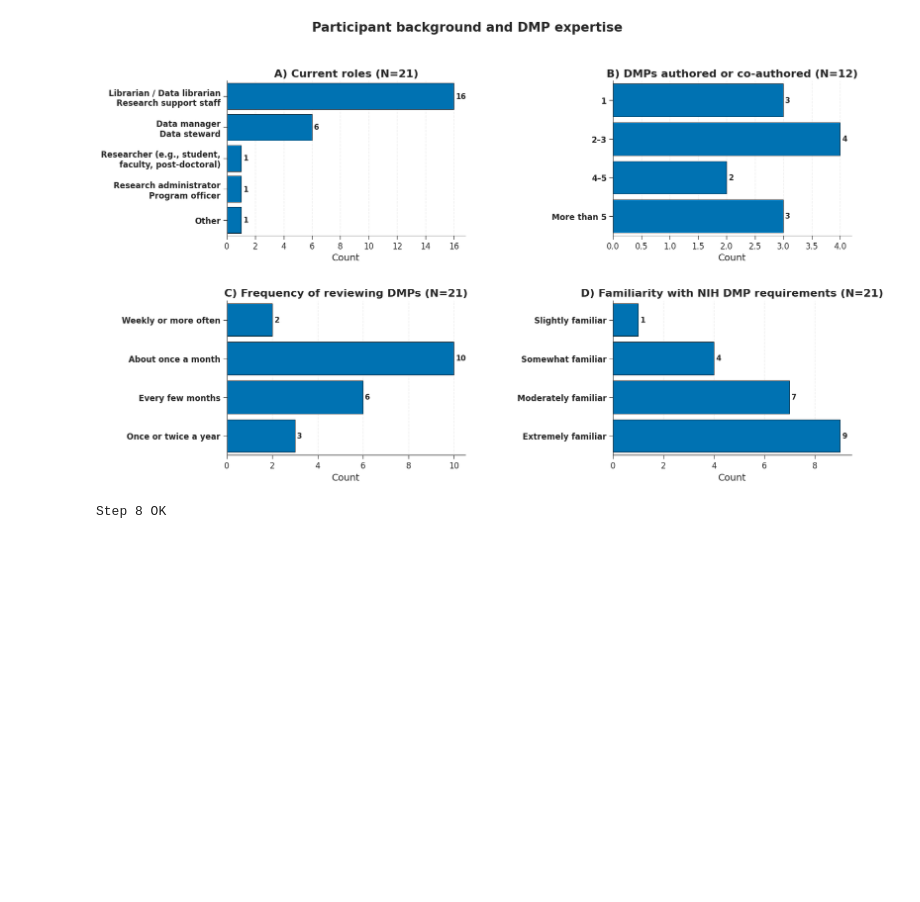
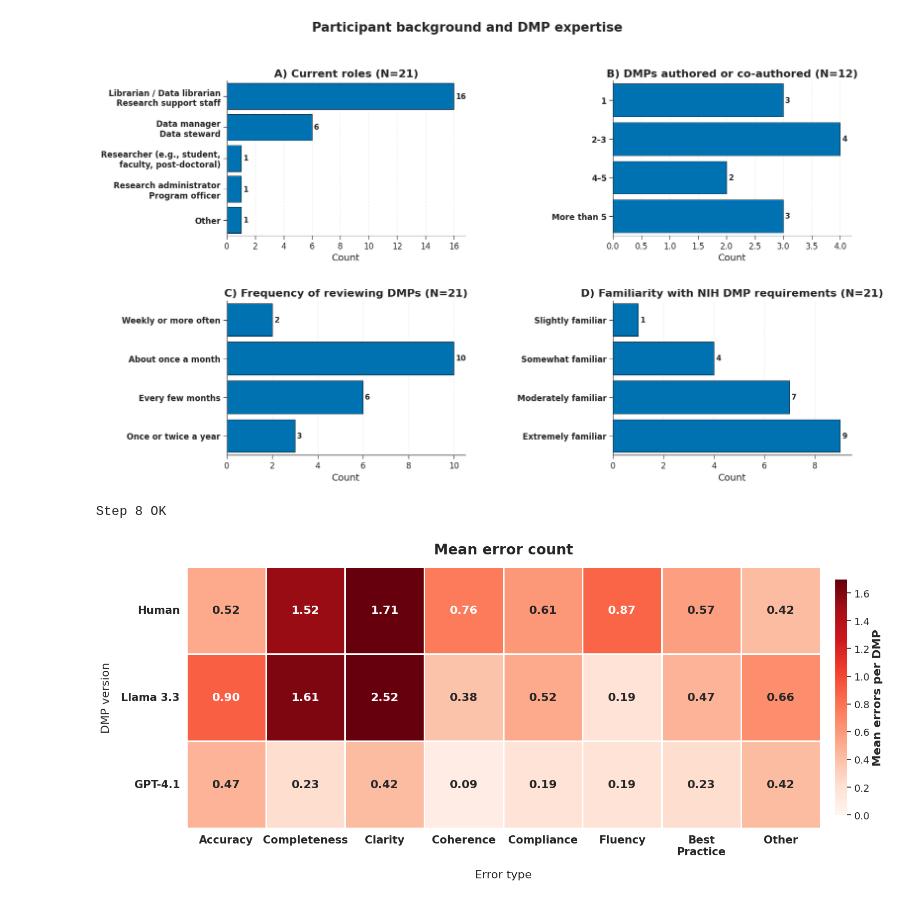
Before and after one commit to fairdataihub/nih-dmp-llm-evaluation-paper-code, a Jupyter notebook: Human-evaluation.ipynb, the cells around one changed output. Cells and saved outputs as stored; diff of their text form; code cells hidden in the pictures; blank space fills up the shorter version.

```diff
--- a/Human-evaluation.ipynb
+++ b/Human-evaluation.ipynb
@@ -1362,3 +1362,103 @@ print("Step 8 OK")
 # %% [output]
 [figure]
 Step 8 OK
+# %%
+import os
+import numpy as np
+import pandas as pd
+import seaborn as sns
+import matplotlib.pyplot as plt
+
+
+
+# -----------------------------
+# Data (from your table)
+# -----------------------------
+data = [
+    ["Human",     0.52, 1.52, 1.71, 0.76, 0.61, 0.87, 0.57, 0.42],
+    ["Llama 3.3", 0.90, 1.61, 2.52, 0.38, 0.52, 0.19, 0.47, 0.66],
+    ["GPT-4.1",   0.47, 0.23, 0.42, 0.09, 0.19, 0.19, 0.23, 0.42],
+]
+cols = [
+    "DMP version", "Accuracy", "Completeness", "Clarity", "Coherence",
+    "Compliance", "Fluency", "Best Practice", "Other"
+]
+df_hm = pd.DataFrame(data, columns=cols).set_index("DMP version")
+
+# Stable row/column order (publication)
+row_order = ["Human", "Llama 3.3", "GPT-4.1"]
+col_order = ["Accuracy", "Completeness", "Clarity", "Coherence",
+             "Compliance", "Fluency", "Best Practice", "Other"]
+df_hm = df_hm.reindex(index=row_order, columns=col_order)
+
+# -----------------------------
+# Styling (ALL fonts +2 vs your current)
+# -----------------------------
+sns.set(
+    style="white",
+    font="DejaVu Sans",
+    rc={
+        "font.size": 14,          # +2
+        "axes.titlesize": 20,     # +2
+        "axes.titleweight": "bold",
+        "axes.labelsize": 16,     # +2
+        "xtick.labelsize": 15,    # +2
+        "ytick.labelsize": 15,    # +2
+    },
+)
+
+x_labels = ["Accuracy", "Completeness", "Clarity", "Coherence",
+            "Compliance", "Fluency", "Best\nPractice", "Other"]
+
+# -----------------------------
+# vmin / vmax (more vibrant than max-based)
+# -----------------------------
+vals = df_hm.to_numpy().ravel()
+vmin = 0.0
+vmax = float(np.percentile(vals, 95))  # better contrast than vmax=max
+
+# -----------------------------
+# Heatmap
+# -----------------------------
+fig, ax = plt.subplots(figsize=(17, 7))
+
+hm = sns.heatmap(
+    df_hm,
+    ax=ax,
+    cmap="Reds",
+    vmin=vmin,
+    vmax=vmax,
+    annot=True,
+    fmt=".2f",
+    linewidths=1.0,
+    linecolor="#FFFFFF",
+    cbar=True,
+    cbar_kws={"label": "Mean errors per DMP", "shrink": 0.90, "pad": 0.02},
+    annot_kws={"fontsize": 16, "fontweight": "bold"},  # +2
+)
+
+ax.set_title("Mean error count", pad=18)
+ax.set_xlabel("Error type", fontsize=16, labelpad=18)
+ax.set_ylabel("DMP version", fontsize=16, labelpad=14)
+
+ax.set_xticklabels(x_labels, rotation=0, ha="center", fontweight="bold")
+ax.set_yticklabels(ax.get_yticklabels(), rotation=0, fontweight="bold")
+
+# Colorbar label/ticks (+2)
+cbar = hm.collections[0].colorbar
+cbar.ax.tick_params(labelsize=14)  # +2
+cbar.set_label("Mean errors per DMP", fontsize=16, fontweight="bold")  # +2
+
+fig.tight_layout()
+
+fig_path = FIG_DIR / "error_heatmap_by_model_pub.png"
+
+fig.savefig(fig_path, dpi=300, bbox_inches="tight", facecolor="white")
+
+plt.show()
+plt.close(fig)
+
+print("Saved heatmap to:", fig_path)
+print(f"Color scale used: vmin={vmin}, vmax={vmax:.3f} (95th percentile)")
+# %% [output]
+[figure, added]
```
Also changed, not shown: parts of 1 cell of this notebook.
